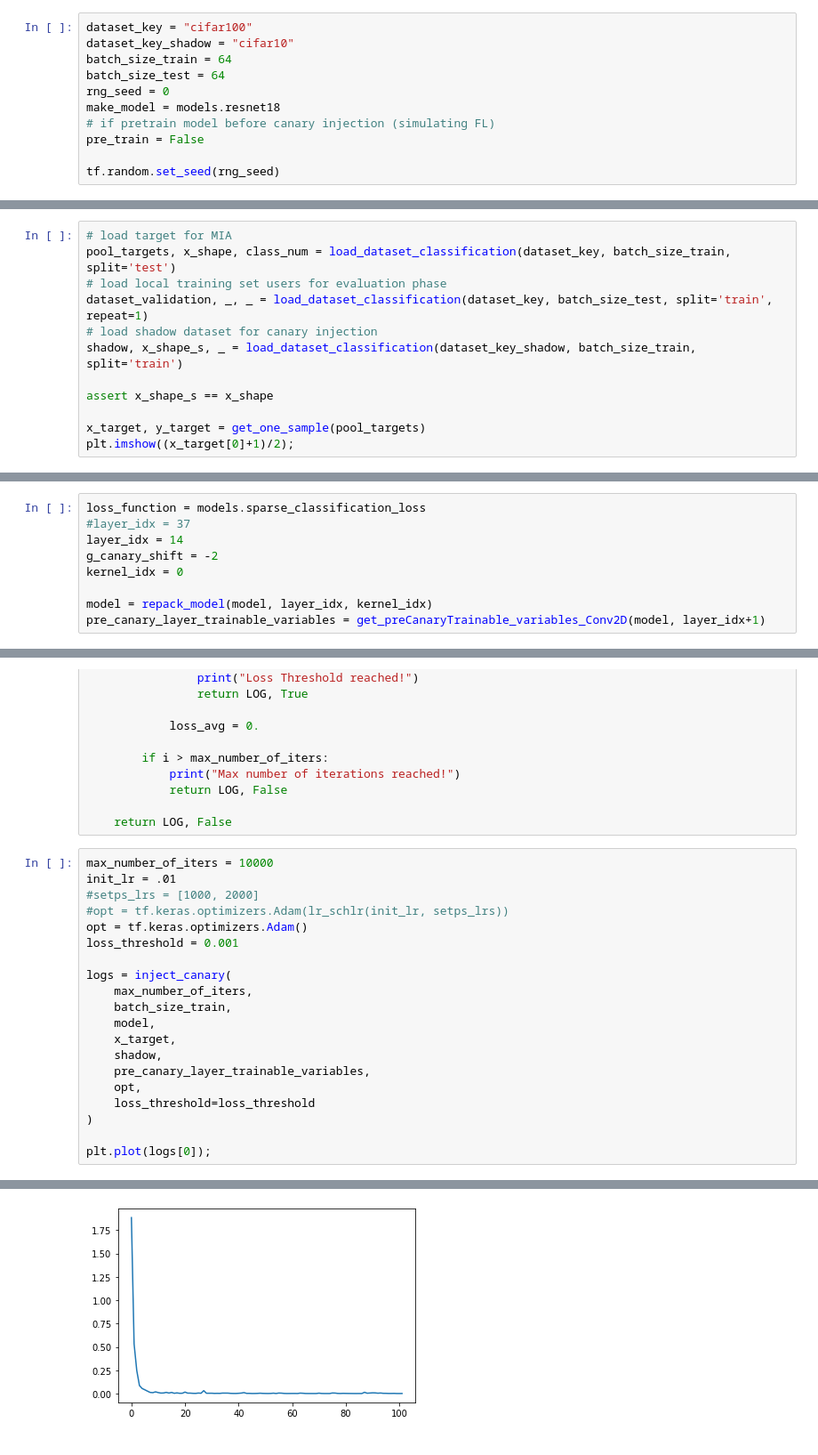
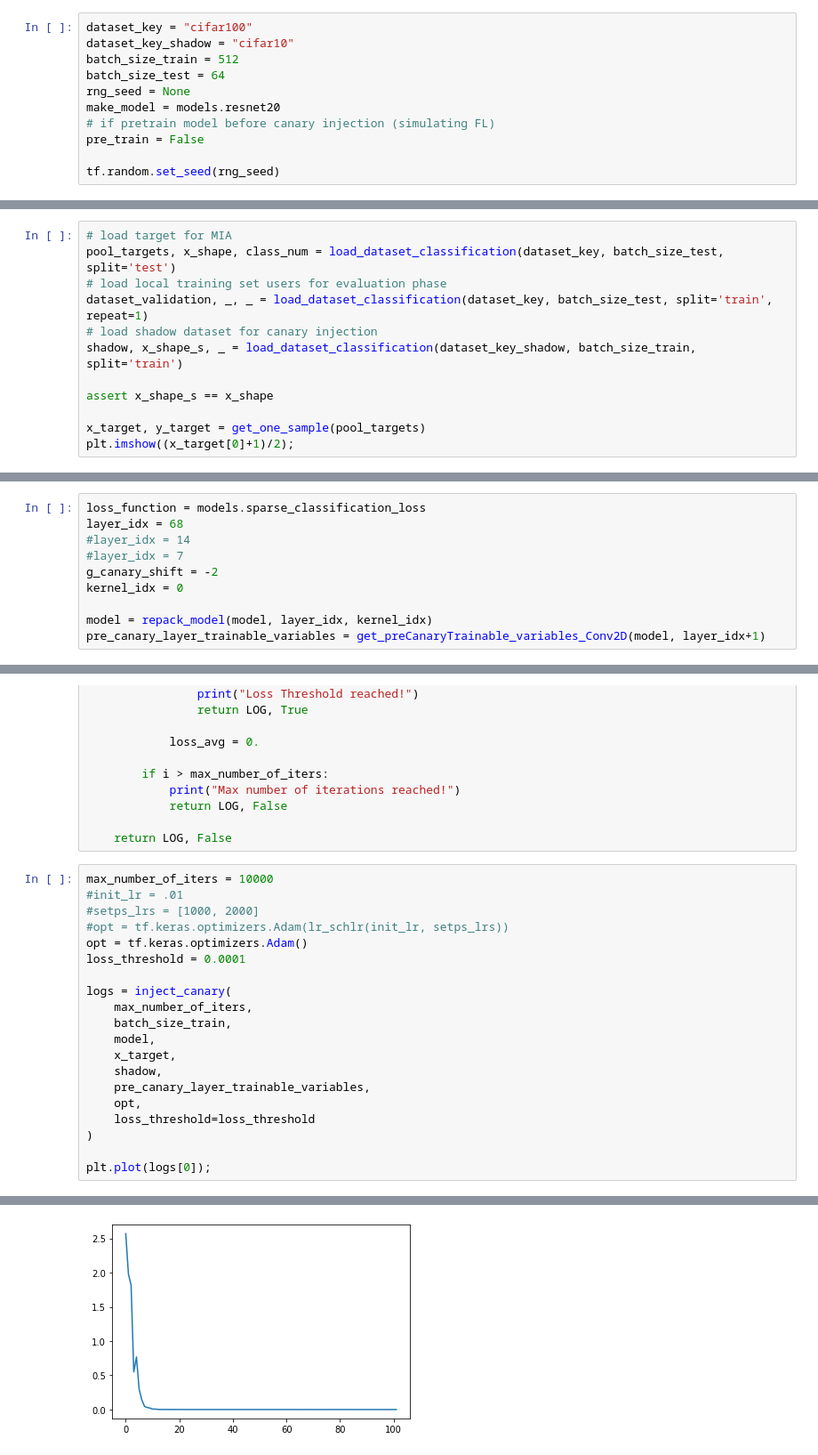
Before and after one commit to pasquini-dario/EludingSecureAggregation, a Jupyter notebook: CanaryGradient_POC.ipynb, the cells around one changed output, grey strips where cells are left out. Shown at 89% size. Cells and saved outputs as stored; diff of their text form.

```diff
--- a/CanaryGradient_POC.ipynb
+++ b/CanaryGradient_POC.ipynb
@@ -14,10 +17,10 @@ from utility import lr_schlr
 # %%
 dataset_key = "cifar100"
 dataset_key_shadow = "cifar10"
-batch_size_train = 64
+batch_size_train = 512
 batch_size_test = 64
-rng_seed = 0
-make_model = models.resnet18
+rng_seed = None
+make_model = models.resnet20
 # if pretrain model before canary injection (simulating FL)
 pre_train = False
 
@@ -26,7 +29,7 @@ tf.random.set_seed(rng_seed)
 # Load datasets
 # %%
 # load target for MIA
-pool_targets, x_shape, class_num = load_dataset_classification(dataset_key, batch_size_train, split='test')
+pool_targets, x_shape, class_num = load_dataset_classification(dataset_key, batch_size_test, split='test')
 # load local training set users for evaluation phase
 dataset_validation, _, _ = load_dataset_classification(dataset_key, batch_size_test, split='train', repeat=1)
 # load shadow dataset for canary injection
@@ -49,8 +54,9 @@ if pre_train:
 # Chosing canary location (i.e., $\xi$)
 # %%
 loss_function = models.sparse_classification_loss
-#layer_idx = 37
-layer_idx = 14
+layer_idx = 68
+#layer_idx = 14
+#layer_idx = 7
 g_canary_shift = -2
 kernel_idx = 0
 
@@ -141,27 +147,27 @@ def inject_canary(
     return LOG, False
 # %%
 max_number_of_iters = 10000
-init_lr = .01
+#init_lr = .01
 #setps_lrs = [1000, 2000]
 #opt = tf.keras.optimizers.Adam(lr_schlr(init_lr, setps_lrs))
 opt = tf.keras.optimizers.Adam()
-loss_threshold = 0.001
+loss_threshold = 0.0001
 
 logs = inject_canary(
     max_number_of_iters,
     batch_size_train,
     model,
     x_target,
     shadow,
     pre_canary_layer_trainable_variables,
     opt,
     loss_threshold=loss_threshold
 )
 
 plt.plot(logs[0]);
 # %% [output]
 Loss Threshold reached!
-[figure, old version]
+[figure, new version]
 # %%
 from canary_utility import *
 
```
Also changed, not shown: parts of 8 cells of this notebook, 2 other files.
